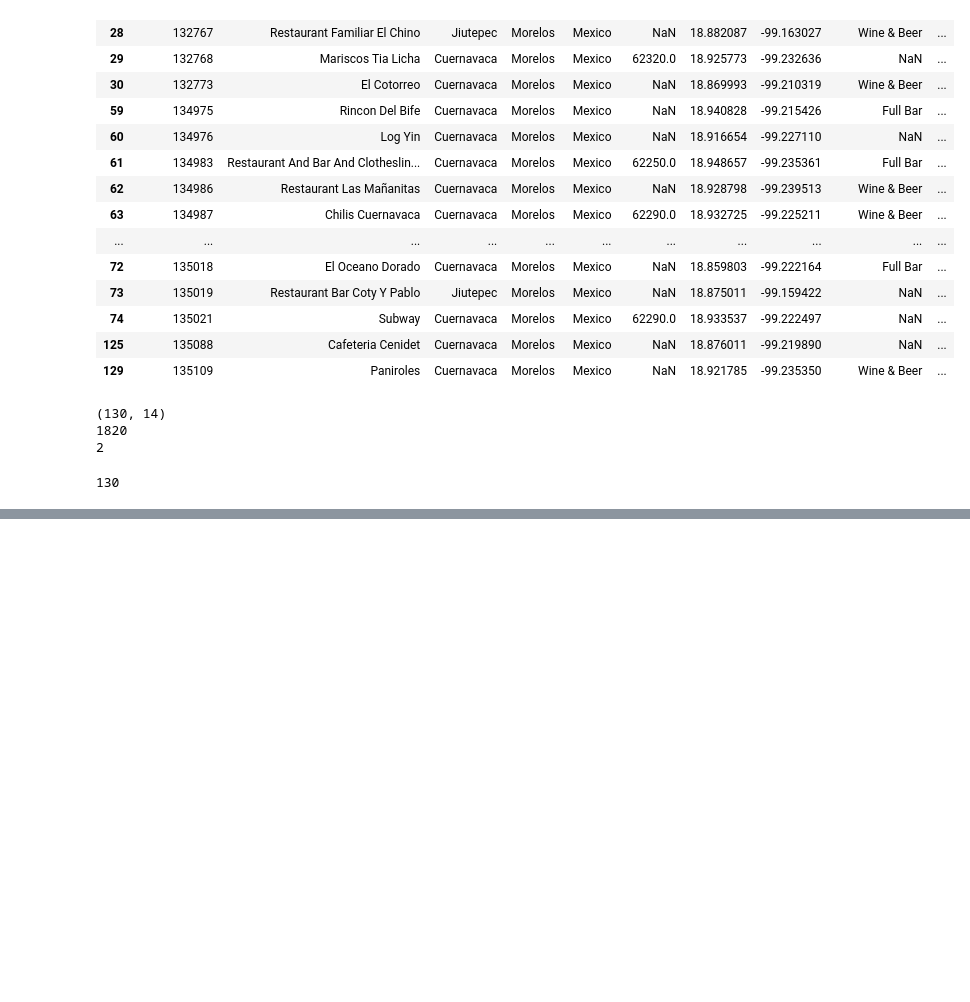
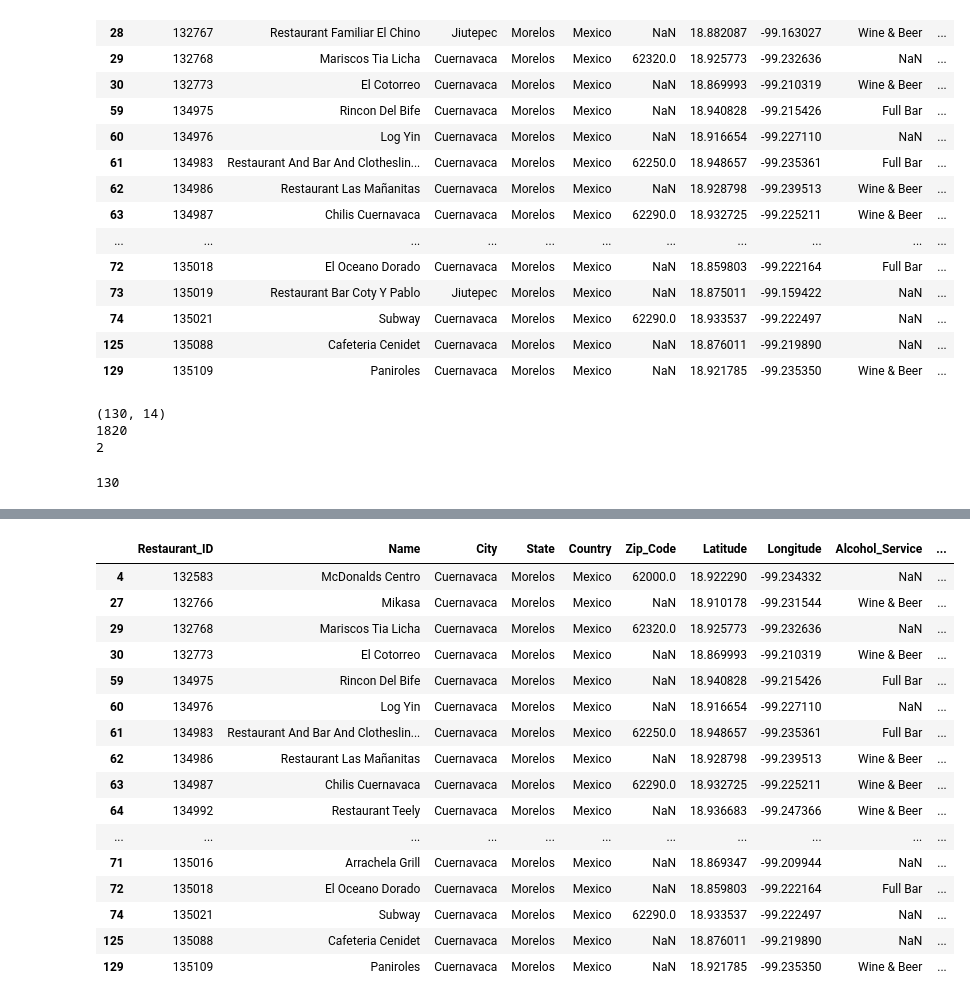
Before and after one commit to Kaushikraviiyer/EDA-Coursework, a Jupyter notebook: Lab_Assessment-1.ipynb, the cells around one changed output, grey strips where cells are left out. Cells and saved outputs as stored; diff of their text form; code cells hidden in the pictures; blank space fills up the shorter version.

```diff
--- a/Lab_Assessment-1.ipynb
+++ b/Lab_Assessment-1.ipynb
@@ -82,0 +126,23 @@ len(df) #To print the number of rows
+# %%
+#To print rows matching certain conditions
+import pandas as pd
+df = pd.read_csv('restaurants.csv')
+df[(df['State'] == 'Morelos') & (df['City'] == 'Cuernavaca')]
+# %% [output]
+|  | Restaurant_ID | Name | City | State | Country | Zip_Code | Latitude | Longitude | Alcohol_Service | ... |
+| 4 | 132583 | McDonalds Centro | Cuernavaca | Morelos | Mexico | 62000.0 | 18.922290 | -99.234332 | NaN | ... |
+| 27 | 132766 | Mikasa | Cuernavaca | Morelos | Mexico | NaN | 18.910178 | -99.231544 | Wine & Beer | ... |
+| 29 | 132768 | Mariscos Tia Licha | Cuernavaca | Morelos | Mexico | 62320.0 | 18.925773 | -99.232636 | NaN | ... |
+| 30 | 132773 | El Cotorreo | Cuernavaca | Morelos | Mexico | NaN | 18.869993 | -99.210319 | Wine & Beer | ... |
+| 59 | 134975 | Rincon Del Bife | Cuernavaca | Morelos | Mexico | NaN | 18.940828 | -99.215426 | Full Bar | ... |
+| 60 | 134976 | Log Yin | Cuernavaca | Morelos | Mexico | NaN | 18.916654 | -99.227110 | NaN | ... |
+| 61 | 134983 | Restaurant And Bar And Clotheslin... | Cuernavaca | Morelos | Mexico | 62250.0 | 18.948657 | -99.235361 | Full Bar | ... |
+| 62 | 134986 | Restaurant Las Mañanitas | Cuernavaca | Morelos | Mexico | NaN | 18.928798 | -99.239513 | Wine & Beer | ... |
+| 63 | 134987 | Chilis Cuernavaca | Cuernavaca | Morelos | Mexico | 62290.0 | 18.932725 | -99.225211 | Wine & Beer | ... |
+| 64 | 134992 | Restaurant Teely | Cuernavaca | Morelos | Mexico | NaN | 18.936683 | -99.247366 | Wine & Beer | ... |
+| ... | ... | ... | ... | ... | ... | ... | ... | ... | ... | ... |
+| 71 | 135016 | Arrachela Grill | Cuernavaca | Morelos | Mexico | NaN | 18.869347 | -99.209944 | NaN | ... |
+| 72 | 135018 | El Oceano Dorado | Cuernavaca | Morelos | Mexico | NaN | 18.859803 | -99.222164 | Full Bar | ... |
+| 74 | 135021 | Subway | Cuernavaca | Morelos | Mexico | 62290.0 | 18.933537 | -99.222497 | NaN | ... |
+| 125 | 135088 | Cafeteria Cenidet | Cuernavaca | Morelos | Mexico | NaN | 18.876011 | -99.219890 | NaN | ... |
+| 129 | 135109 | Paniroles | Cuernavaca | Morelos | Mexico | NaN | 18.921785 | -99.235350 | Wine & Beer | ... |
```
Also changed, not shown: parts of 8 cells of this notebook.
